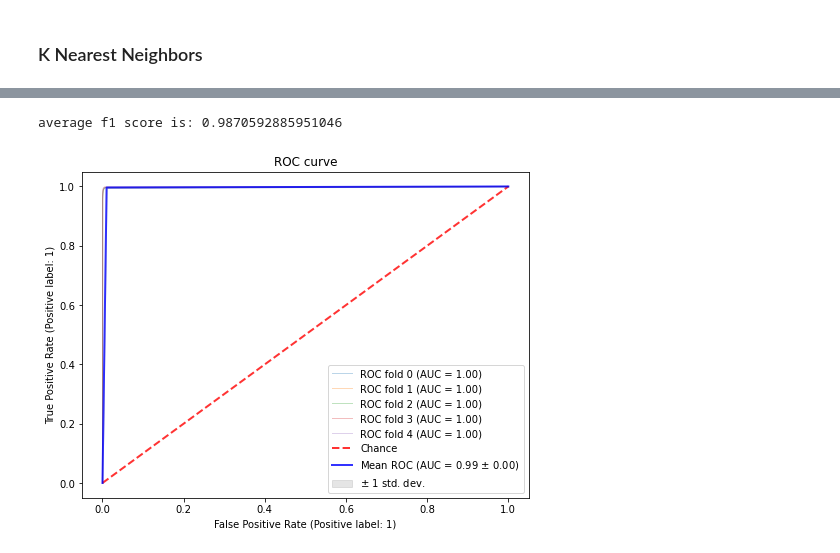
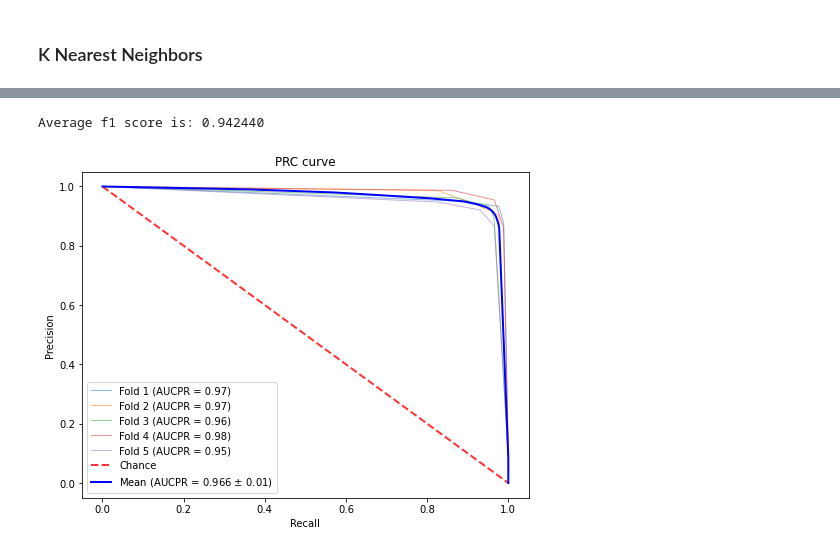
Before and after one commit to g7an/Security-Analytics-Final-Project, a Jupyter notebook: ML2.ipynb, the cells around one changed output, grey strips where cells are left out. Drawn from its saved outputs; the diff is of its cells as text; code cells hidden in the pictures.

```diff
--- a/ML2.ipynb
+++ b/ML2.ipynb
@@ -331,0 +288,3 @@ X_train, X_test, y_train, y_test = train_test_split(X, y, test_size=0.3, random_
+# %%
+df = pd.read_csv('./data_normalized.csv')
+df.describe()
@@ -332,3 +301,24 @@ X_train, X_test, y_train, y_test = train_test_split(X, y, test_size=0.3, random_
+# %%
+# get normal and abnormal data in df
+y_normal = df[df['target'] == 0]['target']
+X_normal = df[df['target'] == 0].drop(['target'], axis=1, inplace=False)
+
+y_attack = df[df['target'] == 1]['target']
+X_attack = df[df['target'] == 1].drop(['target'], axis=1, inplace=False)
+
+# split data into train and test
+# 70% normal data for training, 30% attack data for testing
+X_train_normal, X_test_normal, y_train_normal, y_test_normal = train_test_split(X_normal, y_normal, test_size=0.3, random_state=42)
+
+# 70% attack data for training, 30% attack data for testing
+X_train_attack, X_test_attack, y_train_attack, y_test_attack = train_test_split(X_attack, y_attack, test_size=0.3, random_state=42)
+
+# # # prepare data for train and test set
+X_train = pd.concat([X_train_normal, X_train_attack])
+y_train = pd.concat([y_train_normal, y_train_attack])
+
+X_test = pd.concat([X_test_normal, X_test_attack])
+y_test = pd.concat([y_test_normal, y_test_attack])
 # %%
 def train_classifier(models, X_train, y_train, X_test, y_test):
     model_name, model = models
@@ -352,7 +342,7 @@ def train_classifier(models, X_train, y_train, X_test, y_test):
     plt.tick_params(axis=u'both', which=u'both',length=0)
     plt.grid(visible=None)
     plt.show()
-    return y_pred
+    return accuracy
 # %%
 # function to plot roc curve
 def plot_kfold_roc_curve(classifier,X,y,title):
@@ -425,7 +463,15 @@ def plot_kfold_roc_curve(classifier,X,y,title):
 # %%
 from sklearn.neighbors import KNeighborsClassifier
 
-train_classifier(("KNN", KNeighborsClassifier(n_neighbors=7)), X_train, y_train, X_test, y_test)
+acry_list = []
+k_list = range(2,11)
+for k in k_list:
+    accuracy = train_classifier(("KNN", KNeighborsClassifier(n_neighbors=k)), X_train, y_train, X_test, y_test)
+    acry_list.append(accuracy)
+
+idx = acry_list.index(max(acry_list))
+best_k = list(k_list)[idx]
+print(f"the best parameter k: {best_k}")
 # %% [output]
 ============================== KNN Model Evaluation ==============================
 
@@ -449,6 +585,8 @@ array([0, 0, 0, ..., 0, 1, 0], dtype=int64)
 # %%
-classifier = KNeighborsClassifier(n_neighbors=7)
-plot_kfold_roc_curve(classifier, X, y, title = "ROC curve")
+classifier = KNeighborsClassifier(n_neighbors=best_k)
+X2 = X.iloc[:5000, :]
+y2 = y.iloc[:5000]
+plot_prc_curve(classifier, X2, y2, title = "PRC curve")
 # %% [output]
-average f1 score is: 0.9870592885951046
+Average f1 score is: 0.942440
-[figure, old version]
+[figure, new version]
```
Also changed, not shown: parts of 27 cells of this notebook.
